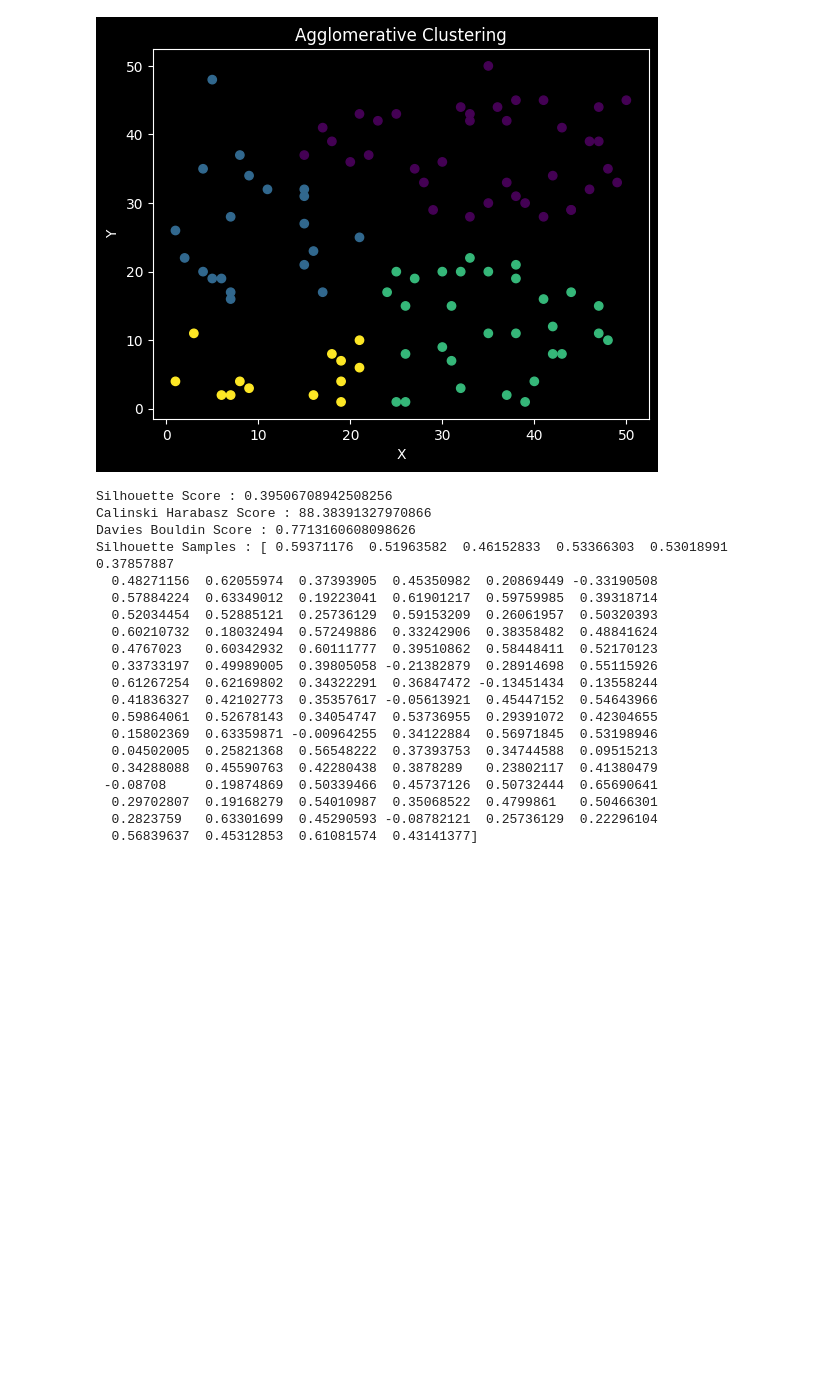
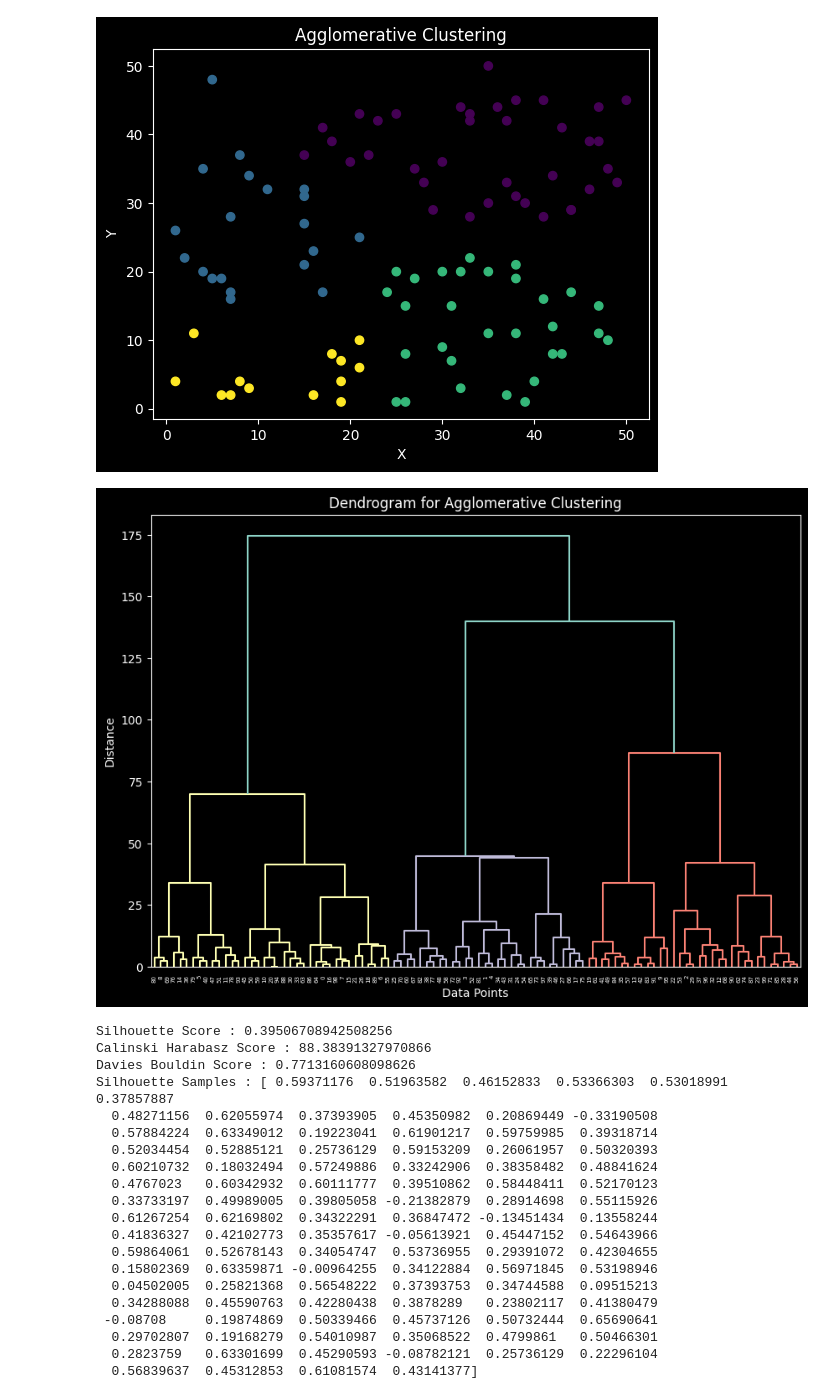
Before and after one commit to debjitpal5040/ML_Algorithms, a Jupyter notebook: Machine Learning Algorithms/Unsupervised Learning/Agglomerative Clustering/Agglomerative_Clustering.ipynb, the cells around one changed output. Drawn from its saved outputs; the diff is of its cells as text; code cells hidden in the pictures; blank space fills up the shorter version.

Commit message:
agglomerative

```diff
--- a/Machine Learning Algorithms/Unsupervised Learning/Agglomerative Clustering/Agglomerative_Clustering.ipynb
+++ b/Machine Learning Algorithms/Unsupervised Learning/Agglomerative Clustering/Agglomerative_Clustering.ipynb
@@ -108,6 +109,21 @@ plt.title("Agglomerative Clustering")
 plt.show()
 # %% [output]
 [figure]
+# %%
+linked = linkage(df, "ward")
+plt.figure(figsize=(10, 7))
+dendrogram(
+    linked,
+    labels=range(len(df)),
+    distance_sort=False,
+    show_leaf_counts=True,
+)
+plt.title("Dendrogram for Agglomerative Clustering")
+plt.xlabel("Data Points")
+plt.ylabel("Distance")
+plt.show()
+# %% [output]
+[figure, added]
 # %%
 print("Silhouette Score :", silhouette_score(df, cluster_labels))
 print("Calinski Harabasz Score :", calinski_harabasz_score(df, cluster_labels))
```
Also changed, not shown: parts of 2 cells of this notebook.
